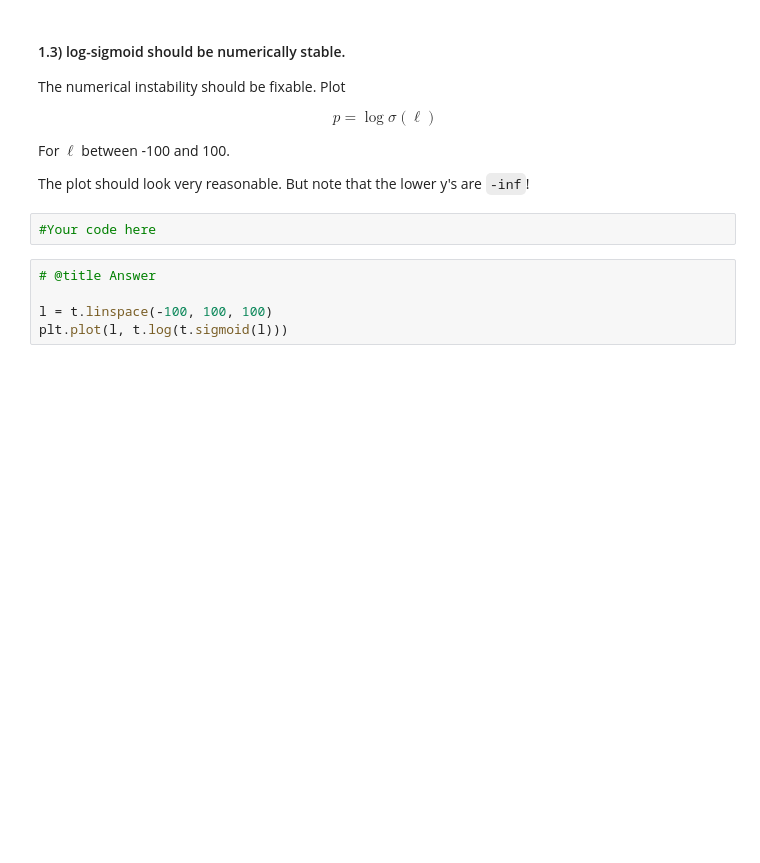
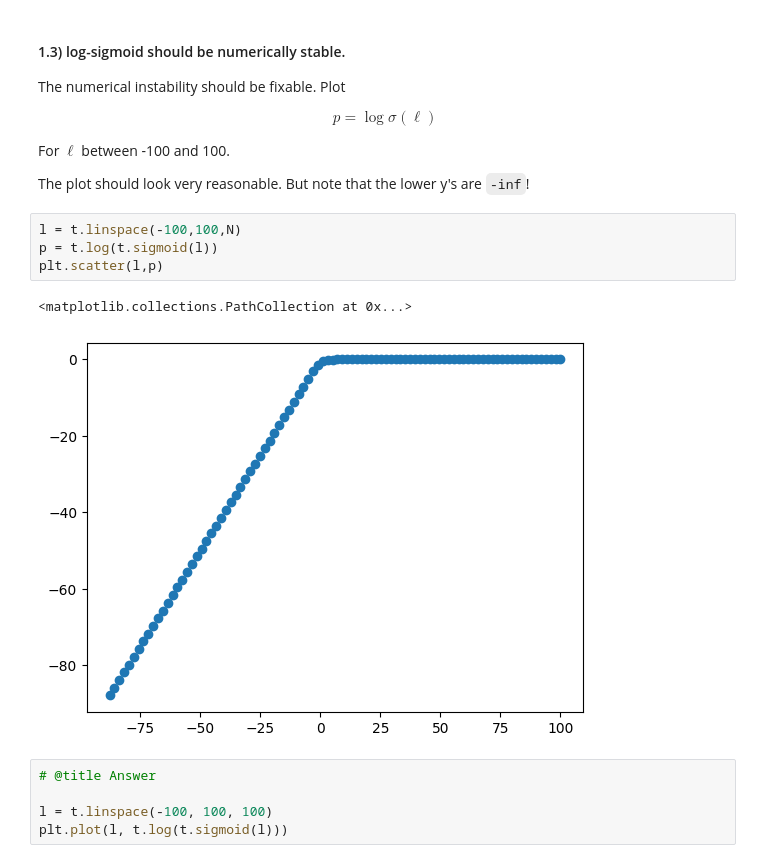
Before and after one commit to aa6910/BPhO-Computational-Challenge-2024, a Jupyter notebook: linear_classification.ipynb, the cells around one changed output. Drawn from its saved outputs; the diff is of its cells as text; blank space fills up the shorter version.

```diff
--- a/linear_classification.ipynb
+++ b/linear_classification.ipynb
@@ -69,8 +71,13 @@ The numerical instability should be fixable.  Plot
 For $\ell$ between -100 and 100.
 
 The plot should look very reasonable.  But note that the lower y's are `-inf`!
-# %%
-#Your code here
+# %%
+l = t.linspace(-100,100,N)
+p = t.log(t.sigmoid(l))
+plt.scatter(l,p)
+# %% [output]
+<matplotlib.collections.PathCollection at 0x...>
+[figure, added]
 # %%
 # @title Answer
 
```
Also changed, not shown: parts of 6 cells of this notebook.
